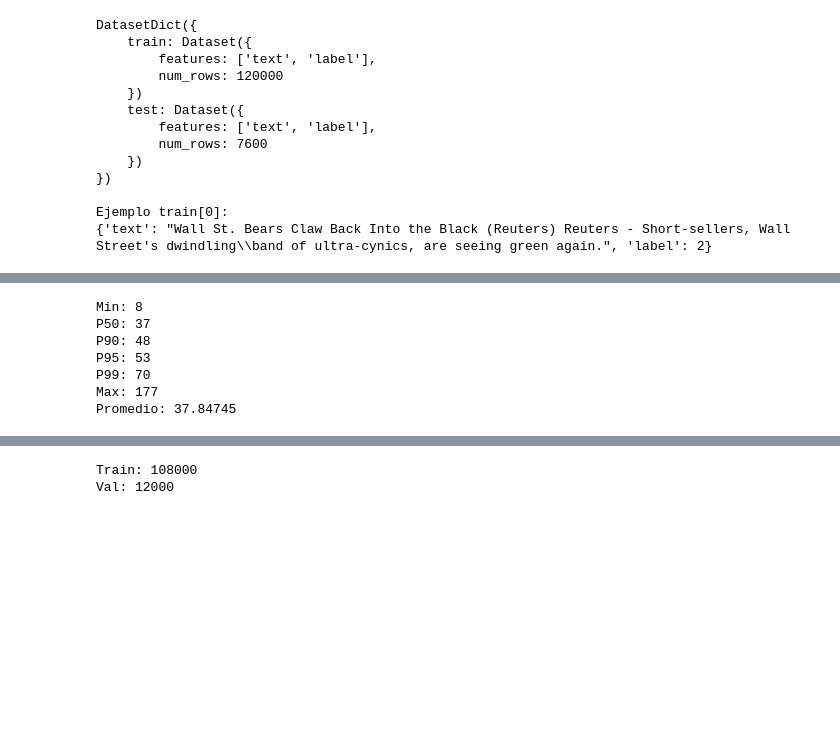
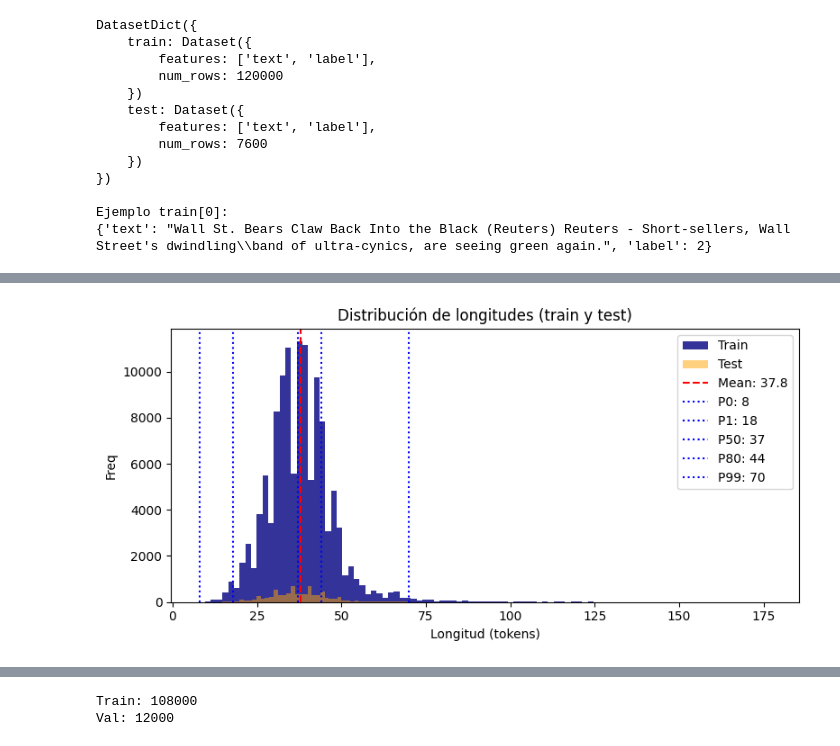
Before and after one commit to jhonattanreales21/nlp_icesi, a Jupyter notebook: unidad_2/Cano_Reales_nlp_with_lstm.ipynb, the cells around one changed output, grey strips where cells are left out. Saved outputs shown, nothing was run; the diff lists cells and outputs as text; code cells hidden in the pictures; blank space fills up the shorter version.

```diff
--- a/unidad_2/Cano_Reales_nlp_with_lstm.ipynb
+++ b/unidad_2/Cano_Reales_nlp_with_lstm.ipynb
@@ -98,23 +130,33 @@ Conteo por clase: {'Business': 30000, 'Sci/Tech': 30000, 'Sports': 30000, 'World
 # %%
-import numpy as np
-
+# Función simple de tokenización (solo para análisis de longitud, no para el modelo)
 def simple_word_tokenizer(text: str):
     return text.lower().split()
 
-lengths = np.array([len(simple_word_tokenizer(t)) for t in ds["train"]["text"]])
 
-print("Min:", lengths.min())
-print("P50:", int(np.percentile(lengths, 50)))
-print("P90:", int(np.percentile(lengths, 90)))
-print("P95:", int(np.percentile(lengths, 95)))
-print("P99:", int(np.percentile(lengths, 99)))
-print("Max:", lengths.max())
-print("Promedio:", lengths.mean())
+# Analizamos la distribución de longitudes (en tokens) del texto
+lengths_train = np.array([len(simple_word_tokenizer(t)) for t in ds["train"]["text"]])
+lengths_test = np.array([len(simple_word_tokenizer(t)) for t in ds["test"]["text"]])
+
+# Graficamos la distribución de longitudes y marcamos percentiles clave
+percentiles = [0, 1, 50, 80, 99]
+pvals_train = [int(np.percentile(lengths_train, p)) for p in percentiles]
+
+plt.figure(figsize=(8, 4))
+plt.hist(lengths_train, bins=100, color="navy", alpha=0.8, label="Train")
+plt.hist(lengths_test, bins=100, color="orange", alpha=0.5, label="Test")
+plt.axvline(
+    lengths_train.mean(),
+    color="red",
+    linestyle="--",
+    label=f"Mean: {lengths_train.mean():.1f}",
+)
+for p, val in zip(percentiles, pvals_train):
+    plt.axvline(val, color="blue", linestyle=":", label=f"P{p}: {val}")
+plt.xlabel("Longitud (tokens)")
+plt.ylabel("Freq")
+plt.title("Distribución de longitudes (train y test)")
+plt.legend()
+plt.tight_layout()
+plt.show()
 # %% [output]
-Min: 8
-P50: 37
-P90: 48
-P95: 53
-P99: 70
-Max: 177
-Promedio: 37.84745
+[figure, added]
```
Also changed, not shown: parts of 52 cells of this notebook, 2 other files.
